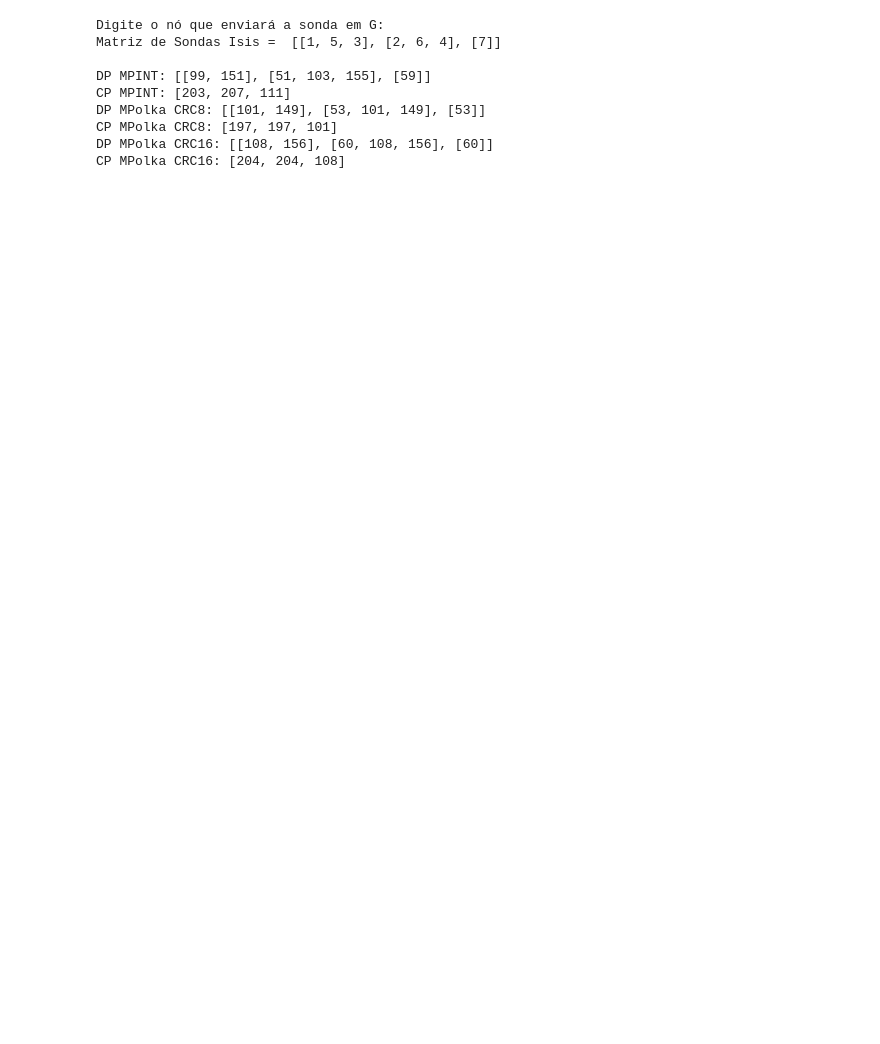
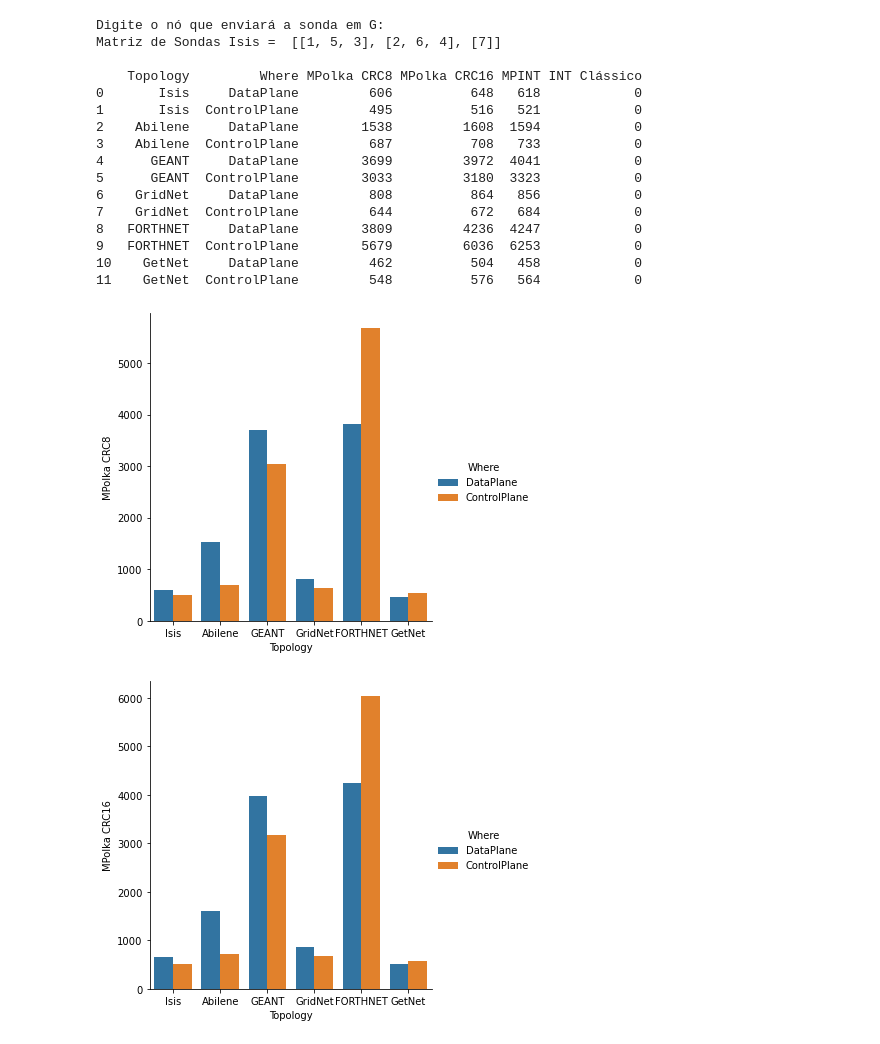
Before and after one commit to nerds-ufes/Polkalyzer, a Jupyter notebook: GraphToProbe.ipynb, the cells around one changed output. Cells and saved outputs as stored; diff of their text form; code cells hidden in the pictures; blank space fills up the shorter version.

Commit message:
Dataframe funcionando

```diff
--- a/GraphToProbe.ipynb
+++ b/GraphToProbe.ipynb
@@ -48,18 +48,22 @@ def GMLToMST(path):
 
 def toDataframe(df,topology,sonda):
     #Overhead por abordagem
-    overheadDP_mPolka = 0
-    overheadDP_mPINT = 0
-    overheadDP_INTClassico = 0
-    overheadCP_mPolka = 0
-    overheadCP_mPINT = 0
-    overheadCP_INTClassico = 0
+    overheadDP_mPolkaCRC8 = sum(sum(overhead_DataPlane_MPolkaCRC8,[]))
+    overheadDP_mPolkaCRC16 = sum(sum(overhead_DataPlane_MPolkaCRC16,[]))
+    overheadDP_mPINT = sum(sum(overhead_DataPlane_MPINT,[]))
+    overheadDP_INTClassico = sum(sum(overhead_DataPlane_INTClassico,[]))
+
+    overheadCP_mPolkaCRC8 = sum(overhead_ControlPlane_MPolkaCRC8)
+    overheadCP_mPolkaCRC16 = sum(overhead_ControlPlane_MPolkaCRC16)
+    overheadCP_mPINT = sum(overhead_ControlPlane_MPINT)
+    overheadCP_INTClassico = sum(overhead_ControlPlane_INTClassico)
 
     matrixOverhead = {}
     matrixOverhead['Topology'] = [topology,topology]
     matrixOverhead['Where'] = ['DataPlane','ControlPlane']
-    matrixOverhead['MPolka'] = [overheadDP_mPolka,overheadCP_mPolka]
     matrixOverhead['MPINT'] = [overheadDP_mPINT,overheadCP_mPINT]
+    matrixOverhead['MPolka CRC8'] = [overheadDP_mPolkaCRC8,overheadCP_mPolkaCRC8]
+    matrixOverhead['MPolka CRC16'] = [overheadDP_mPolkaCRC16,overheadCP_mPolkaCRC16]
     matrixOverhead['INT Clássico'] = [overheadDP_INTClassico,overheadCP_INTClassico]
     df2 = pd.DataFrame(data=matrixOverhead)
     result = pd.concat([df,df2],ignore_index=True)
@@ -67,11 +71,9 @@ def toDataframe(df,topology,sonda):
 
 def appendGraphToDataFrame(df,path):
     G,topologyName = GMLToMST(path)
-    print(topologyName,'Edges = ', G.edges())
-    #sonda.clear()
     sondaAux = dfs_init(G,node)
-    print('Matriz de Sondas',topologyName,' =',sondaAux)
-    print()
+    #print(topologyName,'Edges = ', G.edges())
+    #print('Matriz de Sondas',topologyName,' =',sondaAux,'\n')
     df = toDataframe(df,topologyName,sondaAux)
     return df
 
@@ -200,49 +202,59 @@ def dfs_init(G,v):
     sonda.clear()
     overhead_DataPlane_MPINT.clear()
     overhead_ControlPlane_MPINT.clear()
     overhead_DataPlane_MPolkaCRC8.clear()
     overhead_ControlPlane_MPolkaCRC8.clear()
     overhead_DataPlane_MPolkaCRC16.clear()
     overhead_ControlPlane_MPolkaCRC16.clear()
     overhead_ControlPlane_INTClassico.clear()
     overhead_DataPlane_INTClassico.clear()
     sondaAux = dfs(G,v,visited,hops=0,previousHop=0)
     return sondaAux
 
 print('Digite o nó que enviará a sonda em G: ')
 node = int(input())
 
-df = pd.DataFrame(columns=['Topology','Where','MPolka','MPINT','INT Clássico']) #Empty Row Dataframe
+df = pd.DataFrame(columns=['Topology','Where','MPolka CRC8','MPolka CRC16','MPINT','INT Clássico']) #Empty Row Dataframe
 
 sondaIsis = dfs_init(GIsis,node)
 print('Matriz de Sondas Isis = ',sondaIsis,'\n')
 df = toDataframe(df,'Isis',sondaIsis) #DataFrame Isis Example
 
 
-print('DP MPINT:',overhead_DataPlane_MPINT)
-print('CP MPINT:',overhead_ControlPlane_MPINT)
-
-print('DP MPolka CRC8:',overhead_DataPlane_MPolkaCRC8)
-print('CP MPolka CRC8:',overhead_ControlPlane_MPolkaCRC8)
-print('DP MPolka CRC16:',overhead_DataPlane_MPolkaCRC16)
-print('CP MPolka CRC16:',overhead_ControlPlane_MPolkaCRC16)
+#print('DP MPINT:',overhead_DataPlane_MPINT)
+#print('CP MPINT:',overhead_ControlPlane_MPINT)
+#
+#print('DP MPolka CRC8:',overhead_DataPlane_MPolkaCRC8)
+#print('CP MPolka CRC8:',overhead_ControlPlane_MPolkaCRC8)
+#print('DP MPolka CRC16:',overhead_DataPlane_MPolkaCRC16)
+#print('CP MPolka CRC16:',overhead_ControlPlane_MPolkaCRC16)
 
 
-#df = appendAllTopologysToDataFrame(df)
-#print(df)
-#df.to_csv('overhead.csv',index=False)
+df = appendAllTopologysToDataFrame(df)
+print(df)
+df.to_csv('overhead.csv',index=False)
 
 #sns.displot(df, x="MPolka",hue="Where",element="step");
-#sns.catplot(x="Topology", y="MPolka", hue="Where",kind="bar", data=df, errorbar = None);
-#sns.catplot(x="Topology", y="MPINT", hue="Where",kind="bar", data=df, errorbar = None);
+sns.catplot(x="Topology", y="MPolka CRC8", hue="Where",kind="bar", data=df, errorbar = None);
+sns.catplot(x="Topology", y="MPolka CRC16", hue="Where",kind="bar", data=df, errorbar = None);
+sns.catplot(x="Topology", y="MPINT", hue="Where",kind="bar", data=df, errorbar = None);
 #sns.catplot(x="Topology", y="INT Clássico", hue="Where",kind="bar", data=df, errorbar = None);
 # %% [output]
 Digite o nó que enviará a sonda em G:
 Matriz de Sondas Isis =  [[1, 5, 3], [2, 6, 4], [7]]
 
-DP MPINT: [[99, 151], [51, 103, 155], [59]]
-CP MPINT: [203, 207, 111]
-DP MPolka CRC8: [[101, 149], [53, 101, 149], [53]]
-CP MPolka CRC8: [197, 197, 101]
-DP MPolka CRC16: [[108, 156], [60, 108, 156], [60]]
-CP MPolka CRC16: [204, 204, 108]
+    Topology         Where MPolka CRC8 MPolka CRC16 MPINT INT Clássico
+0       Isis     DataPlane         606          648   618            0
+1       Isis  ControlPlane         495          516   521            0
+2    Abilene     DataPlane        1538         1608  1594            0
+3    Abilene  ControlPlane         687          708   733            0
+4      GEANT     DataPlane        3699         3972  4041            0
+5      GEANT  ControlPlane        3033         3180  3323            0
+6    GridNet     DataPlane         808          864   856            0
+7    GridNet  ControlPlane         644          672   684            0
+8   FORTHNET     DataPlane        3809         4236  4247            0
+9   FORTHNET  ControlPlane        5679         6036  6253            0
+10    GetNet     DataPlane         462          504   458            0
+11    GetNet  ControlPlane         548          576   564            0
+[figure, added]
+[figure, added]
```
Also changed, not shown: parts of 1 cell of this notebook, 1 other file.
